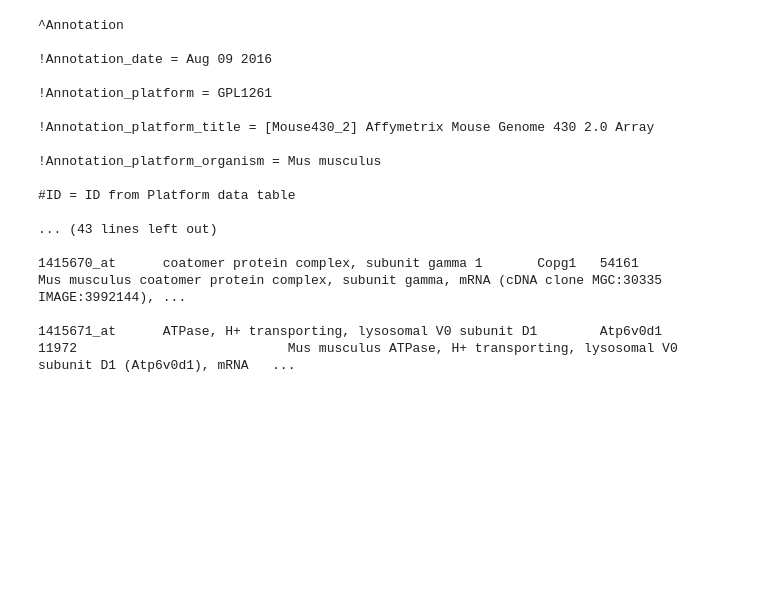
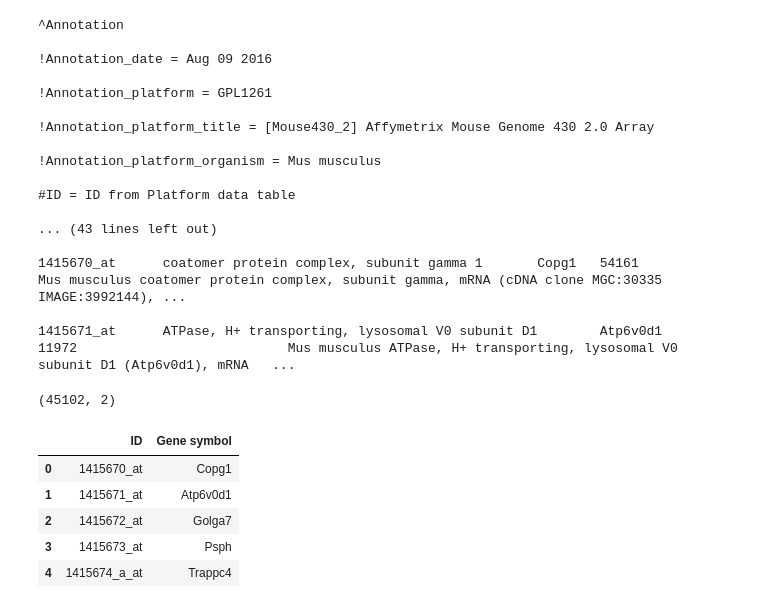
Before and after one commit to Sezemr/Circadian-Rhythm-Detection-, a Jupyter notebook: 01_setup_and_data.ipynb, the cells around one changed output. Cells and saved outputs as stored; diff of their text form; code cells hidden in the pictures; blank space fills up the shorter version.

```diff
--- a/01_setup_and_data.ipynb
+++ b/01_setup_and_data.ipynb
@@ -89,3 +89,18 @@ with gzip.open("GPL1261.annot.gz", "rt") as f:
 1415670_at      coatomer protein complex, subunit gamma 1       Copg1   54161                           Mus musculus coatomer protein complex, subunit gamma, mRNA (cDNA clone MGC:30335 IMAGE:3992144), ...
 
 1415671_at      ATPase, H+ transporting, lysosomal V0 subunit D1        Atp6v0d1        11972                           Mus musculus ATPase, H+ transporting, lysosomal V0 subunit D1 (Atp6v0d1), mRNA   ...
+# %%
+annot = pd.read_csv("GPL1261.annot.gz", sep="\t", skiprows=27, usecols=["ID", "Gene symbol"])
+# %%
+annot.shape
+# %% [output]
+(45102, 2)
+# %%
+annot.head()
+# %% [output]
+|  | ID | Gene symbol |
+| 0 | 1415670_at | Copg1 |
+| 1 | 1415671_at | Atp6v0d1 |
+| 2 | 1415672_at | Golga7 |
+| 3 | 1415673_at | Psph |
+| 4 | 1415674_a_at | Trappc4 |
```
Also changed, not shown: parts of 1 cell of this notebook.
